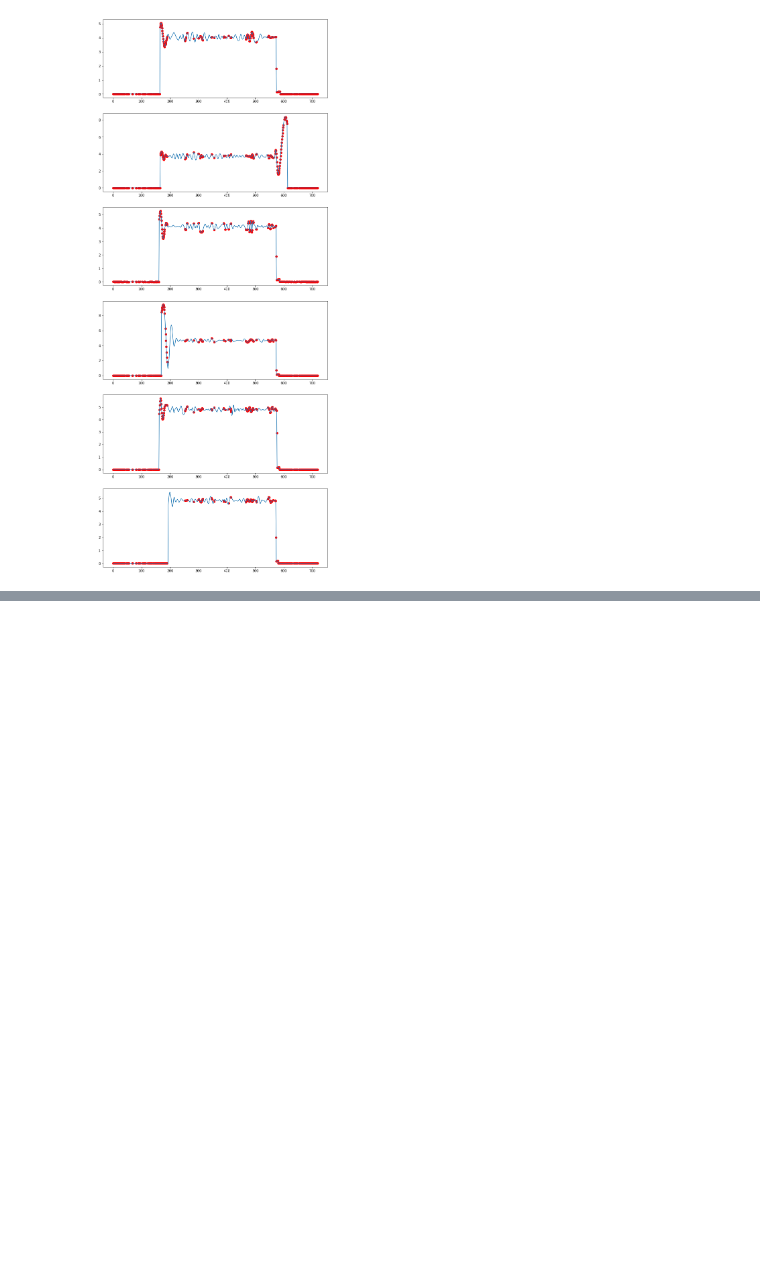
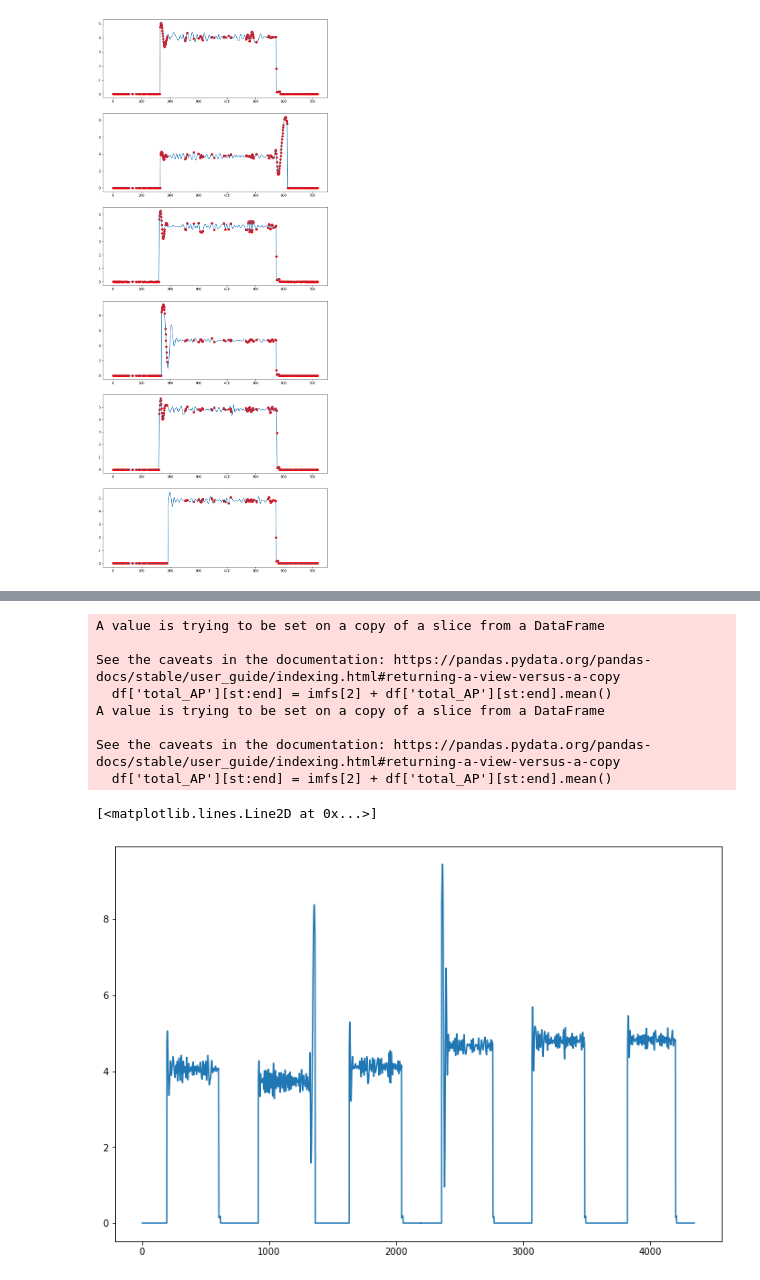
Before and after one commit to lomonosovaa/diploma, a Jupyter notebook: IF/anom1_IF.ipynb, the cells around one changed output, grey strips where cells are left out. Cells and saved outputs as stored; diff of their text form; code cells hidden in the pictures; blank space fills up the shorter version.

```diff
--- a/IF/anom1_IF.ipynb
+++ b/IF/anom1_IF.ipynb
@@ -698,0 +735,24 @@ See the caveats in the documentation: https://pandas.pydata.org/pandas-docs/stab
+# %%
+df = get_data(anom.loc[ind - 730 * before:ind].reset_index(drop=True), \
+              mode='original', emd=True, dimension='multi_intervals', intervals=2)[1:]
+nu=0.05
+ocsvm = IsolationForest(random_state=0)
+ocsvm.fit(df)
+
+df = get_data(anom.loc[ind - 730 * before:ind + 720 * after].reset_index(drop=True), \
+              mode='original', emd=True, dimension='multi_intervals', intervals=2)[1:]
+preds = ocsvm.predict(df)
+plt.figure(figsize=(12, 8))
+plt.scatter(np.where(preds == -1)[0], df[np.where(preds == -1)[0], 0], color='red', zorder=1)
+plt.plot(np.arange(len(df)), df[:, 0], zorder=0)
+# %% [output]
+A value is trying to be set on a copy of a slice from a DataFrame
+
+See the caveats in the documentation: https://pandas.pydata.org/pandas-docs/stable/user_guide/indexing.html#returning-a-view-versus-a-copy
+  df['total_AP'][st:end] = imfs[2] + df['total_AP'][st:end].mean()
+A value is trying to be set on a copy of a slice from a DataFrame
+
+See the caveats in the documentation: https://pandas.pydata.org/pandas-docs/stable/user_guide/indexing.html#returning-a-view-versus-a-copy
+  df['total_AP'][st:end] = imfs[2] + df['total_AP'][st:end].mean()
+[<matplotlib.lines.Line2D at 0x...>]
+[figure, added]
```
Also changed, not shown: parts of 24 cells of this notebook.
